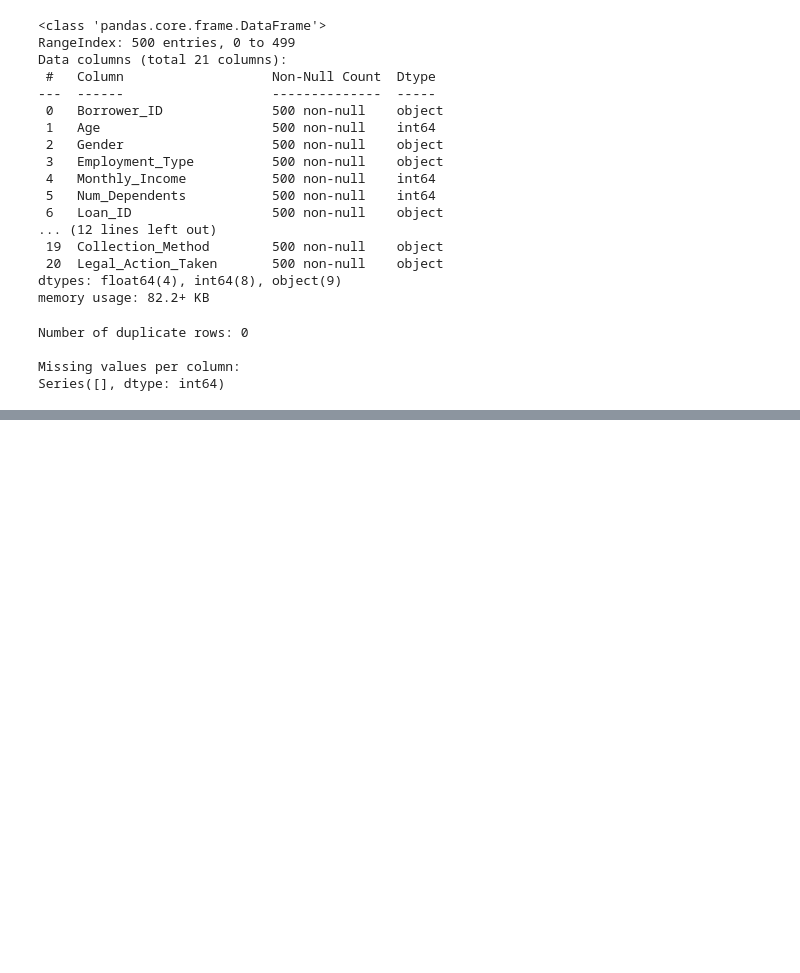
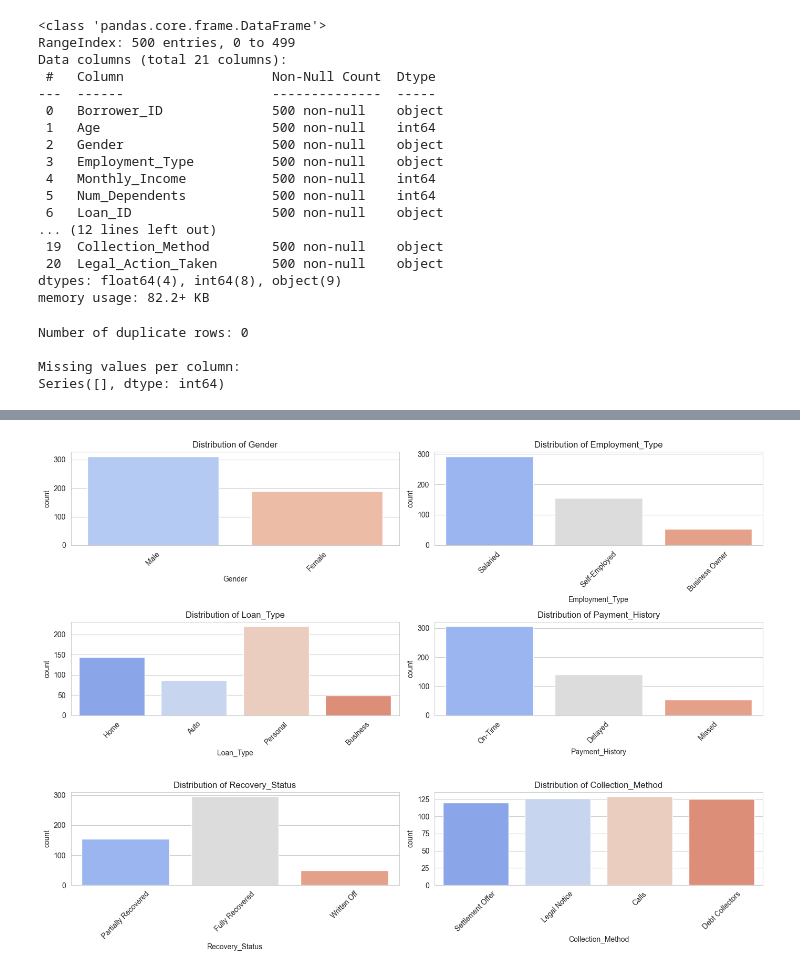
Before and after one commit to Cynthiachelangat/LoanRecovery, a Jupyter notebook: loan.ipynb, the cells around one changed output, grey strips where cells are left out. Saved outputs shown, nothing was run; the diff lists cells and outputs as text; code cells hidden in the pictures; blank space fills up the shorter version.

```diff
--- a/loan.ipynb
+++ b/loan.ipynb
@@ -227,0 +201,14 @@ Passing `palette` without assigning `hue` is deprecated and will be removed in v
+# %%
+# Categorical features
+categorical_columns = ['Gender', 'Employment_Type', 'Loan_Type', 'Payment_History', 'Recovery_Status', 'Collection_Method']
+
+plt.figure(figsize=(14, 10))
+for i, col in enumerate(categorical_columns, 1):
+    plt.subplot(3, 2, i)
+    sns.countplot(x=col, data=data, hue=col, palette="coolwarm", legend=False)
+    plt.title(f"Distribution of {col}")
+    plt.xticks(rotation=45)
+plt.tight_layout()
+plt.show()
+# %% [output]
+[figure, added]
```
Also changed, not shown: parts of 18 cells of this notebook.
